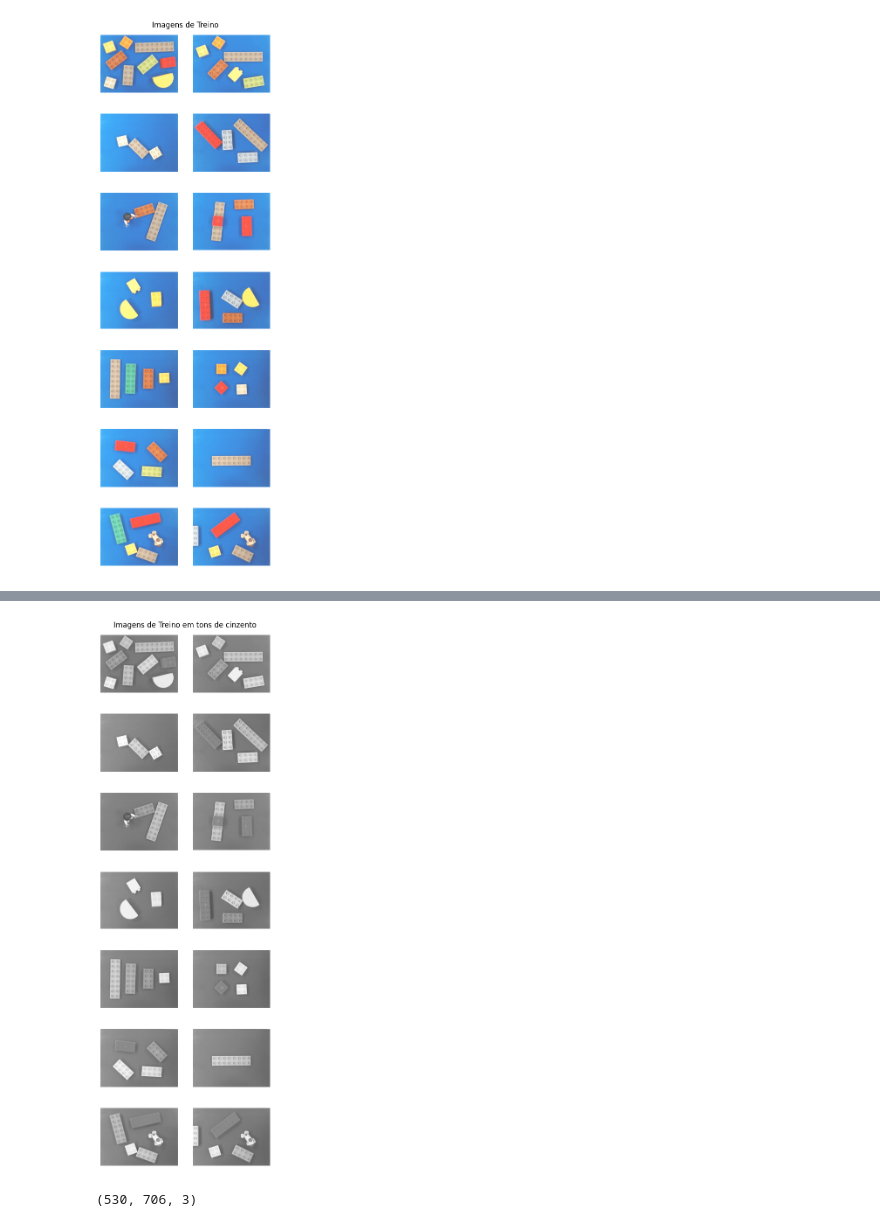
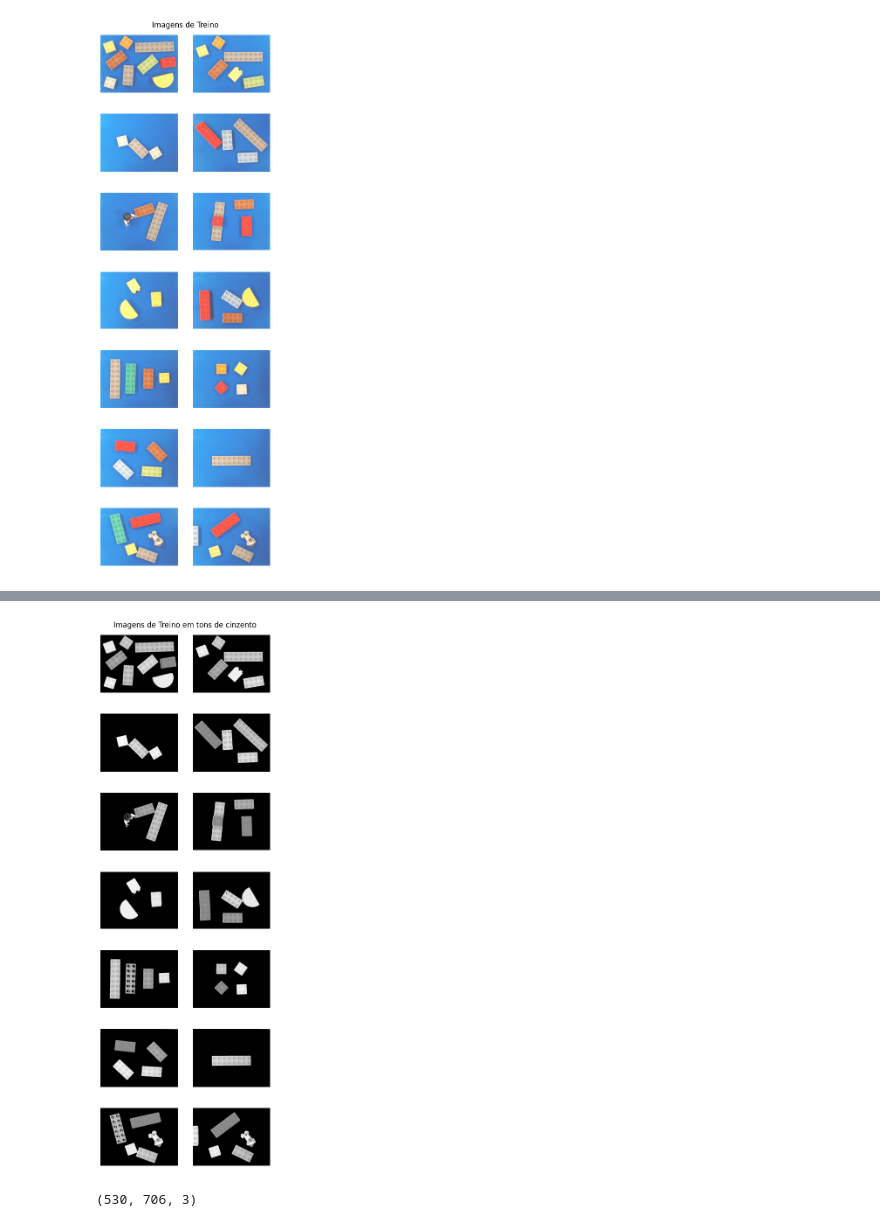
Before and after one commit to LPSD18/PIV, a Jupyter notebook: TP1/PIV_TP1_48328_48168.ipynb, the cells around one changed output, grey strips where cells are left out. Saved outputs shown, nothing was run; the diff lists cells and outputs as text; code cells hidden in the pictures.

```diff
--- a/TP1/PIV_TP1_48328_48168.ipynb
+++ b/TP1/PIV_TP1_48328_48168.ipynb
@@ -121,0 +179,28 @@ plt.show()
+# %%
+backImages = []
+for color in images:
+    # Definir o intervalo para a cor azul no espaço BGR (ajuste conforme necessário)
+    lower_blue = np.array([100, 0, 0])   # Limite inferior do azul
+    upper_blue = np.array([255, 195, 120])  # Limite superior do azul
+
+    # Criar uma máscara que isola o fundo azul
+    mask = cv2.inRange(color, lower_blue, upper_blue)
+
+    # Inverter a máscara para obter as peças (onde o fundo será removido)
+    mask_inv = cv2.bitwise_not(mask)
+
+    # Aplicar a máscara invertida na imagem original para manter as peças
+    result = cv2.bitwise_and(color, color, mask=mask_inv)
+    backImages.append(result)
+
+#Representação das imagens de treino
+plt.figure(figsize=(5,16))
+plt.title("Imagens de Treino em tons de cinzento")
+plt.axis('off')
+
+for i, image in enumerate(backImages):
+    plt.subplot(7, 2, i+1)  # 7 linhas, 2 colunas
+    plt.imshow(cv2.cvtColor(image, cv2.COLOR_RGB2BGR))
+    plt.axis('off')
+
+plt.show()
@@ -122,27 +209,27 @@ plt.show()
 # %%
 grayscale_images = []
 
 # Iterar sobre cada imagem a cores e passar para níveis de cinzento
-for color_img in images:
+for color_img in backImages:
     grayscale_img = cv2.cvtColor(color_img, cv2.COLOR_BGR2GRAY)
 
     grayscale_images.append(grayscale_img)
 
 
 
 #Representação das imagens de treino
 plt.figure(figsize=(5,16))
 plt.title("Imagens de Treino em tons de cinzento")
 plt.axis('off')
 
 for i, image in enumerate(grayscale_images):
     plt.subplot(7, 2, i+1)  # 7 linhas, 2 colunas
     plt.imshow(cv2.cvtColor(image, cv2.COLOR_BGR2RGB))
     plt.axis('off')
 
 plt.show()
 # %% [output]
-[figure, old version]
+[figure, new version]
 # %%
 # imageGray = cv2.cvtColor(imageFinal,cv2.COLOR_RGB2GRAY)
 # imageGray = cv2.cvtColor(imageFinal,cv2.COLOR_RGB2GRAY)
```
Also changed, not shown: parts of 6 cells of this notebook, 2 other files.
